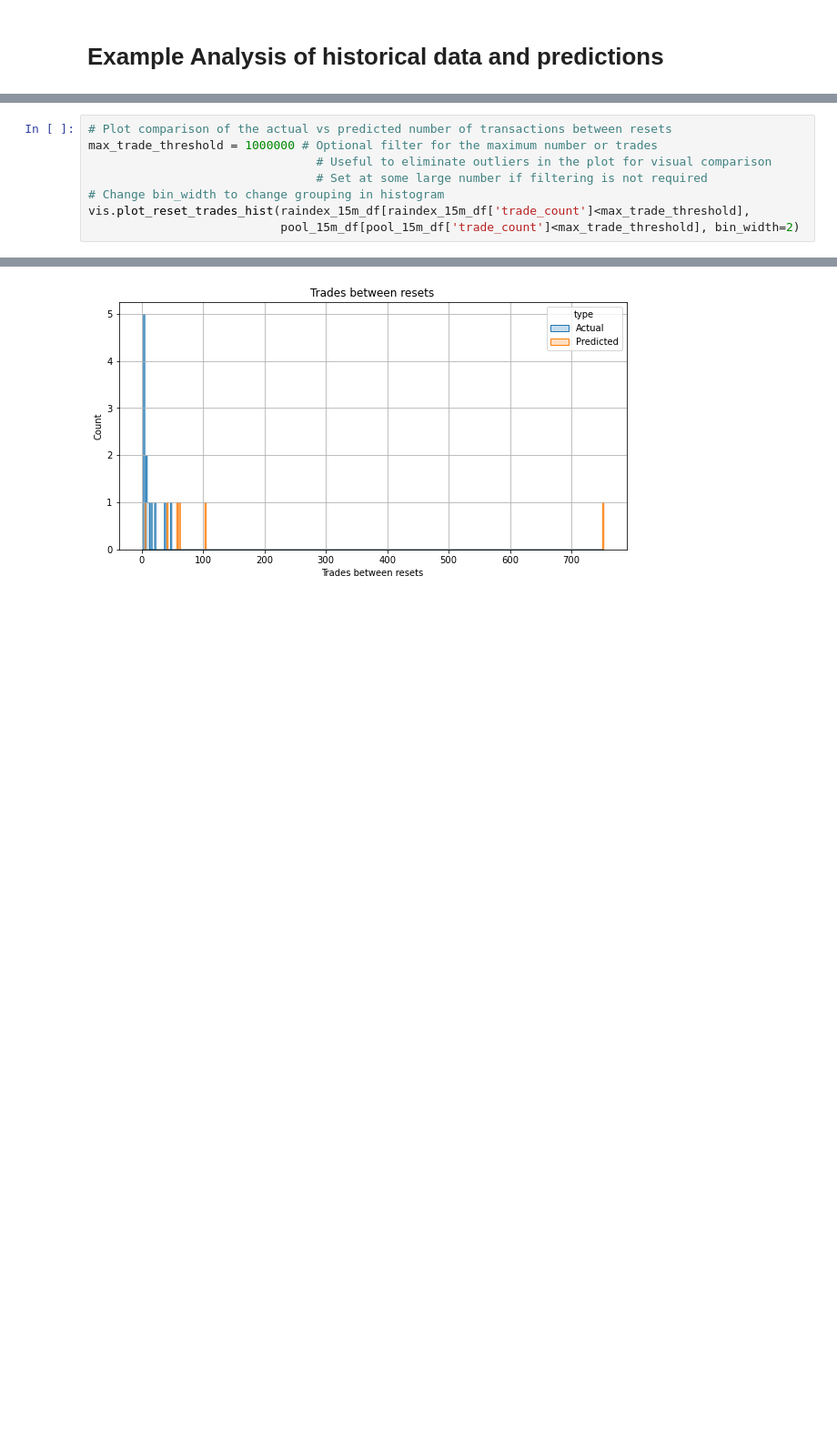
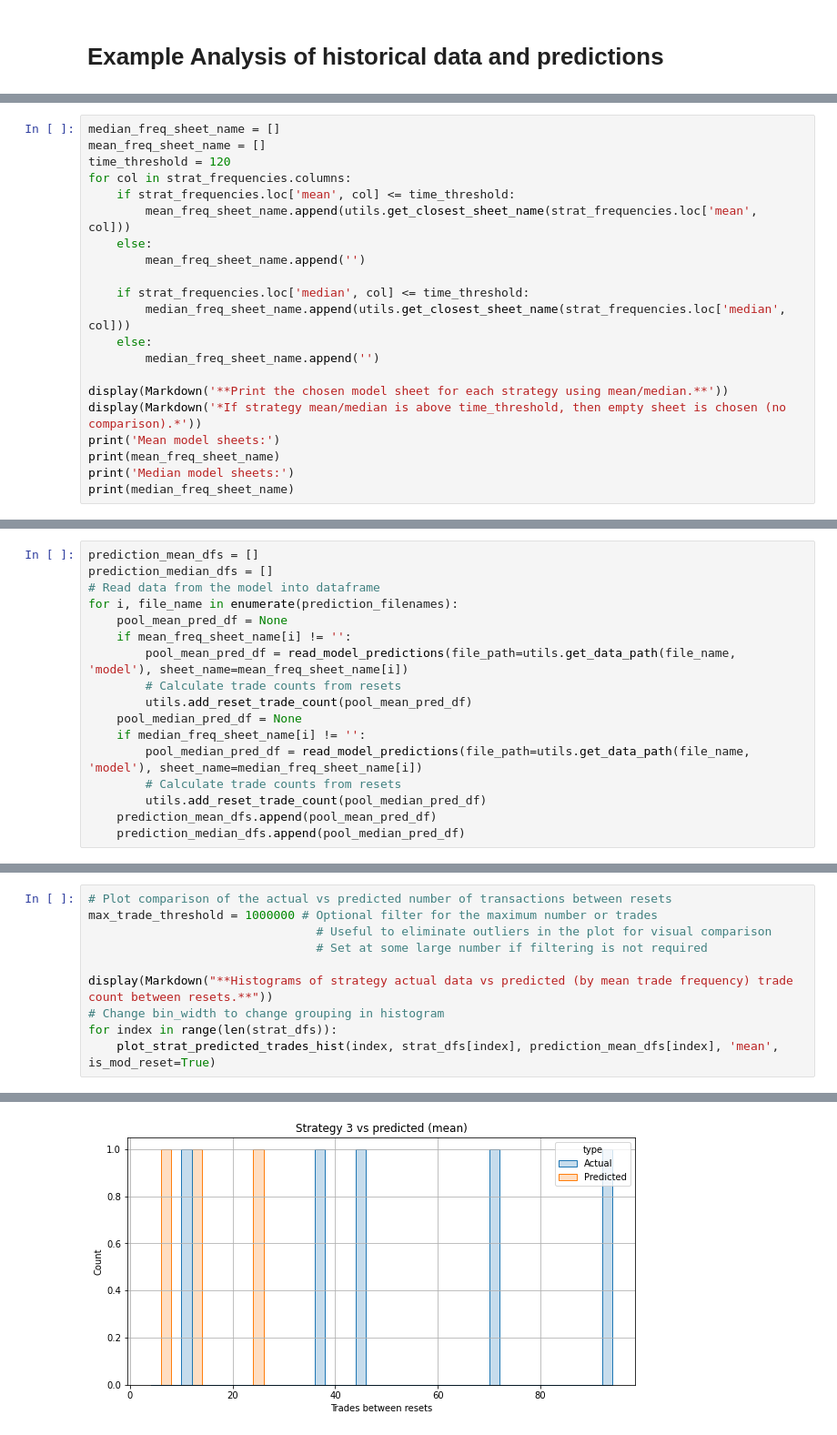
Before and after one commit to aakop14/dsf-model-evaluation, a Jupyter notebook: notebooks/example_analysis.ipynb, the cells around one changed output, grey strips where cells are left out. Shown at 91% size. Saved outputs shown, nothing was run; the diff lists cells and outputs as text; blank space fills up the shorter version.

```diff
--- a/notebooks/example_analysis.ipynb
+++ b/notebooks/example_analysis.ipynb
@@ -120,0 +220,21 @@ utils.add_reset_trade_count(raindex_15m_df)
+# %%
+median_freq_sheet_name = []
+mean_freq_sheet_name = []
+time_threshold = 120
+for col in strat_frequencies.columns:
+    if strat_frequencies.loc['mean', col] <= time_threshold:
+        mean_freq_sheet_name.append(utils.get_closest_sheet_name(strat_frequencies.loc['mean', col]))
+    else:
+        mean_freq_sheet_name.append('')
+
+    if strat_frequencies.loc['median', col] <= time_threshold:
+        median_freq_sheet_name.append(utils.get_closest_sheet_name(strat_frequencies.loc['median', col]))
+    else:
+        median_freq_sheet_name.append('')
+
+display(Markdown('**Print the chosen model sheet for each strategy using mean/median.**'))
+display(Markdown('*If strategy mean/median is above time_threshold, then empty sheet is chosen (no comparison).*'))
+print('Mean model sheets:')
+print(mean_freq_sheet_name)
+print('Median model sheets:')
+print(median_freq_sheet_name)
@@ -120,0 +251,17 @@ utils.add_reset_trade_count(raindex_15m_df)
+# %%
+prediction_mean_dfs = []
+prediction_median_dfs = []
+# Read data from the model into dataframe
+for i, file_name in enumerate(prediction_filenames):
+    pool_mean_pred_df = None
+    if mean_freq_sheet_name[i] != '':
+        pool_mean_pred_df = read_model_predictions(file_path=utils.get_data_path(file_name, 'model'), sheet_name=mean_freq_sheet_name[i])
+        # Calculate trade counts from resets
+        utils.add_reset_trade_count(pool_mean_pred_df)
+    pool_median_pred_df = None
+    if median_freq_sheet_name[i] != '':
+        pool_median_pred_df = read_model_predictions(file_path=utils.get_data_path(file_name, 'model'), sheet_name=median_freq_sheet_name[i])
+        # Calculate trade counts from resets
+        utils.add_reset_trade_count(pool_median_pred_df)
+    prediction_mean_dfs.append(pool_mean_pred_df)
+    prediction_median_dfs.append(pool_median_pred_df)
@@ -123,7 +351,9 @@ utils.add_reset_trade_count(raindex_15m_df)
 max_trade_threshold = 1000000 # Optional filter for the maximum number or trades
                                 # Useful to eliminate outliers in the plot for visual comparison
                                 # Set at some large number if filtering is not required
+
+display(Markdown("**Histograms of strategy actual data vs predicted (by mean trade frequency) trade count between resets.**"))
 # Change bin_width to change grouping in histogram
-vis.plot_reset_trades_hist(raindex_15m_df[raindex_15m_df['trade_count']<max_trade_threshold],
-                           pool_15m_df[pool_15m_df['trade_count']<max_trade_threshold], bin_width=2)
+for index in range(len(strat_dfs)):
+    plot_strat_predicted_trades_hist(index, strat_dfs[index], prediction_mean_dfs[index], 'mean', is_mod_reset=True)
 # %% [output]
@@ -130 +361 @@ vis.plot_reset_trades_hist(raindex_15m_df[raindex_15m_df['trade_count']<max_trad
-[figure, old version]
+[figure, new version]
```
Also changed, not shown: parts of 52 cells of this notebook, 41 other files.
